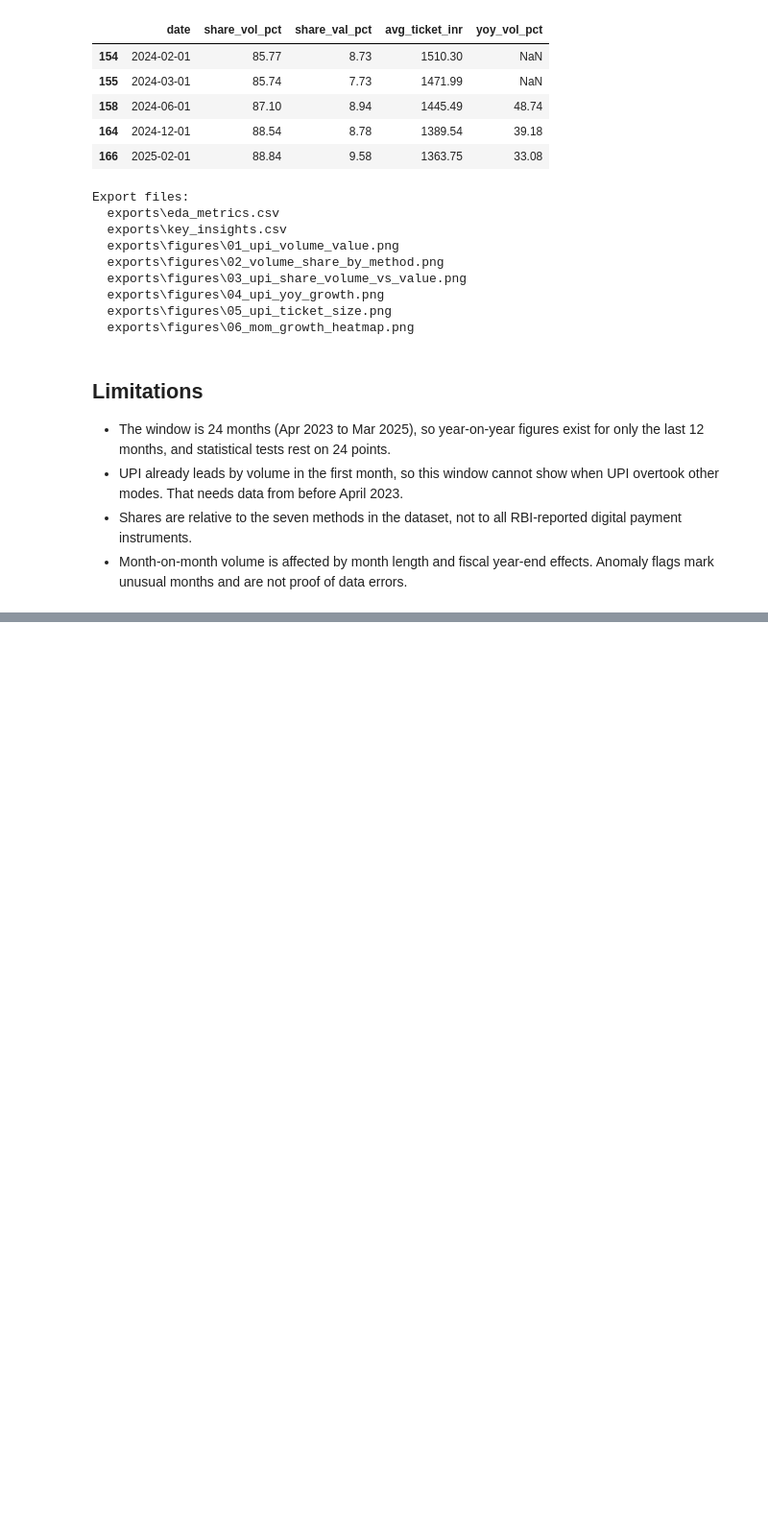
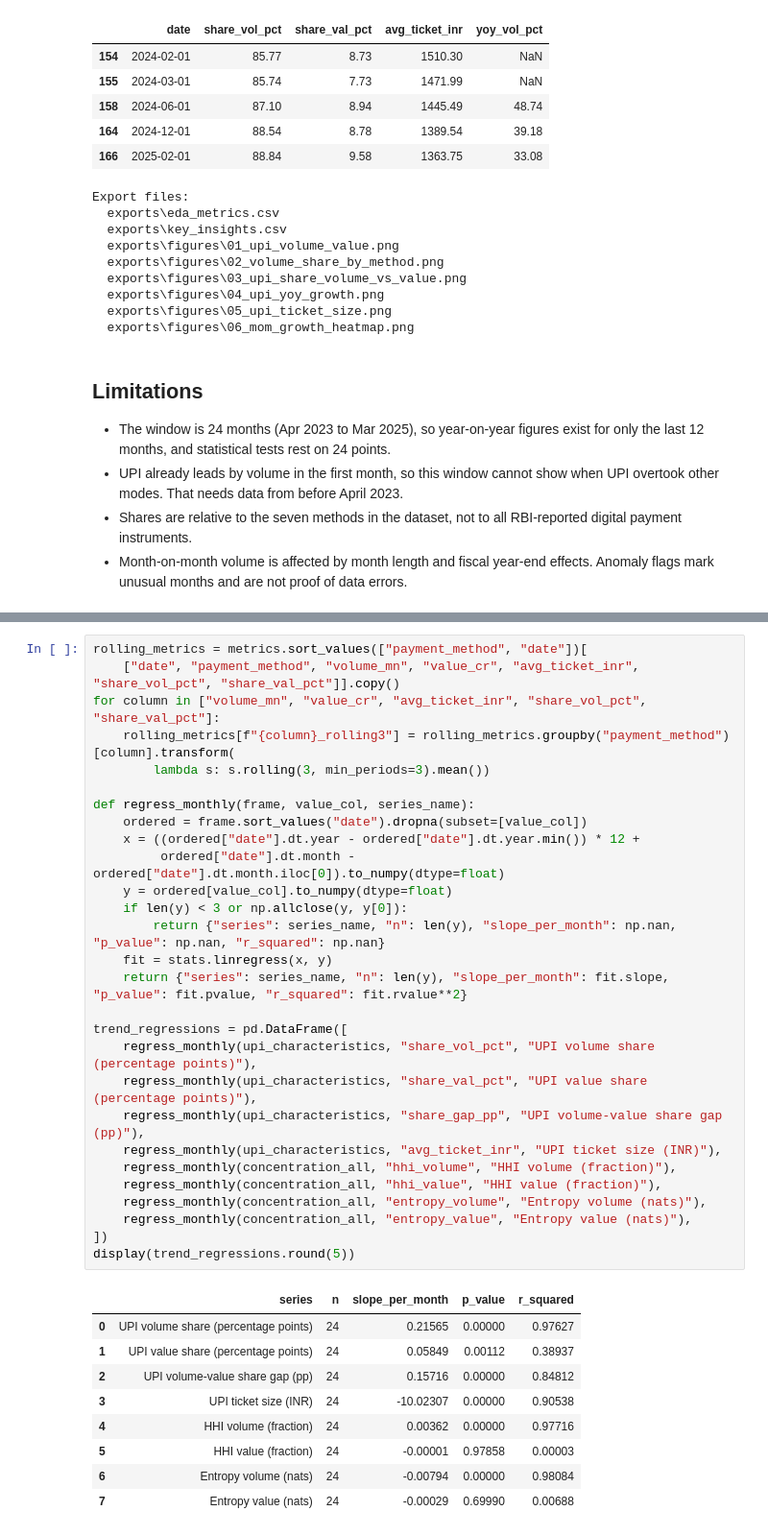
Before and after one commit to jaanhavik777/Beyond-Cash, a Jupyter notebook: notebooks/eda.ipynb, the cells around one changed output, grey strips where cells are left out. Shown at 96% size. Drawn from its saved outputs; the diff is of its cells as text; blank space fills up the shorter version.

```diff
--- a/notebooks/eda.ipynb
+++ b/notebooks/eda.ipynb
@@ -602,0 +737,38 @@ Export files:
+# %%
+rolling_metrics = metrics.sort_values(["payment_method", "date"])[
+    ["date", "payment_method", "volume_mn", "value_cr", "avg_ticket_inr", "share_vol_pct", "share_val_pct"]].copy()
+for column in ["volume_mn", "value_cr", "avg_ticket_inr", "share_vol_pct", "share_val_pct"]:
+    rolling_metrics[f"{column}_rolling3"] = rolling_metrics.groupby("payment_method")[column].transform(
+        lambda s: s.rolling(3, min_periods=3).mean())
+
+def regress_monthly(frame, value_col, series_name):
+    ordered = frame.sort_values("date").dropna(subset=[value_col])
+    x = ((ordered["date"].dt.year - ordered["date"].dt.year.min()) * 12 +
+         ordered["date"].dt.month - ordered["date"].dt.month.iloc[0]).to_numpy(dtype=float)
+    y = ordered[value_col].to_numpy(dtype=float)
+    if len(y) < 3 or np.allclose(y, y[0]):
+        return {"series": series_name, "n": len(y), "slope_per_month": np.nan, "p_value": np.nan, "r_squared": np.nan}
+    fit = stats.linregress(x, y)
+    return {"series": series_name, "n": len(y), "slope_per_month": fit.slope, "p_value": fit.pvalue, "r_squared": fit.rvalue**2}
+
+trend_regressions = pd.DataFrame([
+    regress_monthly(upi_characteristics, "share_vol_pct", "UPI volume share (percentage points)"),
+    regress_monthly(upi_characteristics, "share_val_pct", "UPI value share (percentage points)"),
+    regress_monthly(upi_characteristics, "share_gap_pp", "UPI volume-value share gap (pp)"),
+    regress_monthly(upi_characteristics, "avg_ticket_inr", "UPI ticket size (INR)"),
+    regress_monthly(concentration_all, "hhi_volume", "HHI volume (fraction)"),
+    regress_monthly(concentration_all, "hhi_value", "HHI value (fraction)"),
+    regress_monthly(concentration_all, "entropy_volume", "Entropy volume (nats)"),
+    regress_monthly(concentration_all, "entropy_value", "Entropy value (nats)"),
+])
+display(trend_regressions.round(5))
+# %% [output]
+|  | series | n | slope_per_month | p_value | r_squared |
+| 0 | UPI volume share (percentage points) | 24 | 0.21565 | 0.00000 | 0.97627 |
+| 1 | UPI value share (percentage points) | 24 | 0.05849 | 0.00112 | 0.38937 |
+| 2 | UPI volume-value share gap (pp) | 24 | 0.15716 | 0.00000 | 0.84812 |
+| 3 | UPI ticket size (INR) | 24 | -10.02307 | 0.00000 | 0.90538 |
+| 4 | HHI volume (fraction) | 24 | 0.00362 | 0.00000 | 0.97716 |
+| 5 | HHI value (fraction) | 24 | -0.00001 | 0.97858 | 0.00003 |
+| 6 | Entropy volume (nats) | 24 | -0.00794 | 0.00000 | 0.98084 |
+| 7 | Entropy value (nats) | 24 | -0.00029 | 0.69990 | 0.00688 |
```
Also changed, not shown: parts of 17 cells of this notebook, 16 other files.
